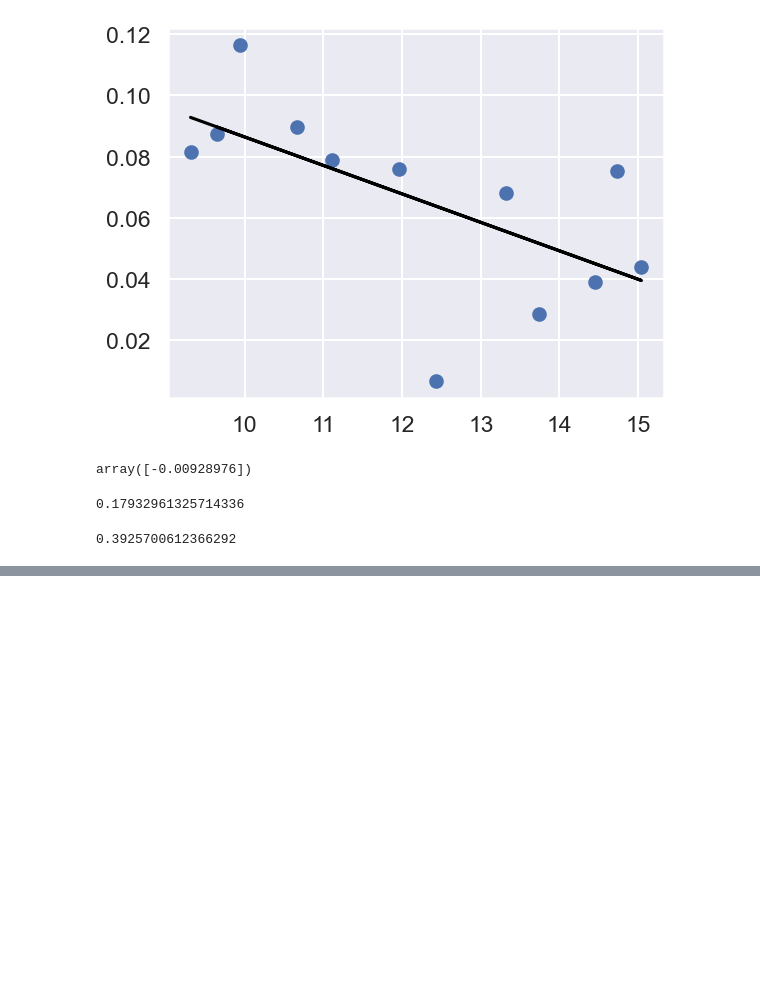
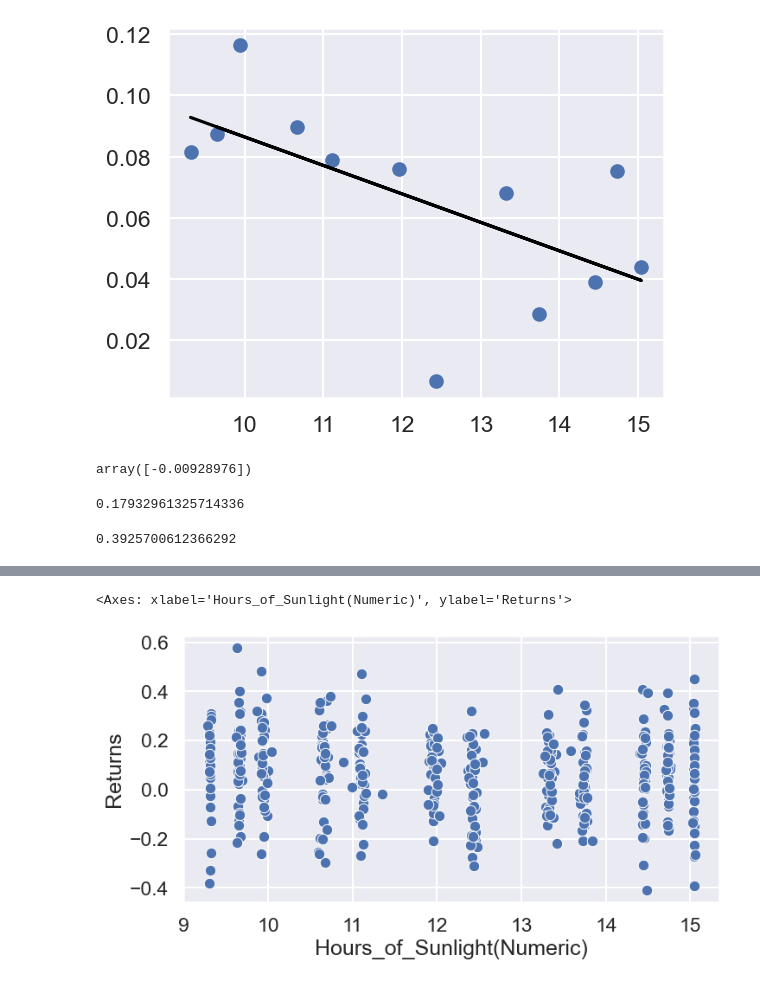
Before and after one commit to wangleo1/SADvsNYSE, a Jupyter notebook: notebooks/NYC_EDA.ipynb, the cells around one changed output, grey strips where cells are left out. Cells and saved outputs as stored; diff of their text form; code cells hidden in the pictures; blank space fills up the shorter version.

```diff
--- a/notebooks/NYC_EDA.ipynb
+++ b/notebooks/NYC_EDA.ipynb
@@ -238,3 +263,15 @@ lr_sample.intercept_
 lr_sample.score(X_train_sample, y_train_sample)
 # %% [output]
 0.3925700612366292
+# %%
+#Calculating average returns for every month from 1985-2023
+EveryMonth_returns = NYC_no_outliers.groupby(NYC_no_outliers['Date'].dt.to_period("M"))['Returns'].mean().reset_index()
+
+# Calculating average HOS for every single month
+EveryMonth_SL = NYC_no_outliers.groupby(NYC_no_outliers['Date'].dt.to_period("M"))['Hours_of_Sunlight'].mean().reset_index()
+#Column for numeric HOS
+EveryMonth_SL['Hours_of_Sunlight(Numeric)'] = EveryMonth_SL['Hours_of_Sunlight'].dt.total_seconds() / 3600
+
+#Merging dataframes
+EveryMonth = pd.merge(EveryMonth_returns, EveryMonth_SL, how='inner')
+EveryMonth
@@ -240,0 +320,7 @@ lr_sample.score(X_train_sample, y_train_sample)
+# %%
+plt.figure(figsize=(8,4))
+sns.scatterplot(x= EveryMonth['Hours_of_Sunlight(Numeric)'], y = EveryMonth['Returns'])
+#no meaningful result
+# %% [output]
+<Axes: xlabel='Hours_of_Sunlight(Numeric)', ylabel='Returns'>
+[figure, added]
```
Also changed, not shown: parts of 10 cells of this notebook, 2 other files.
